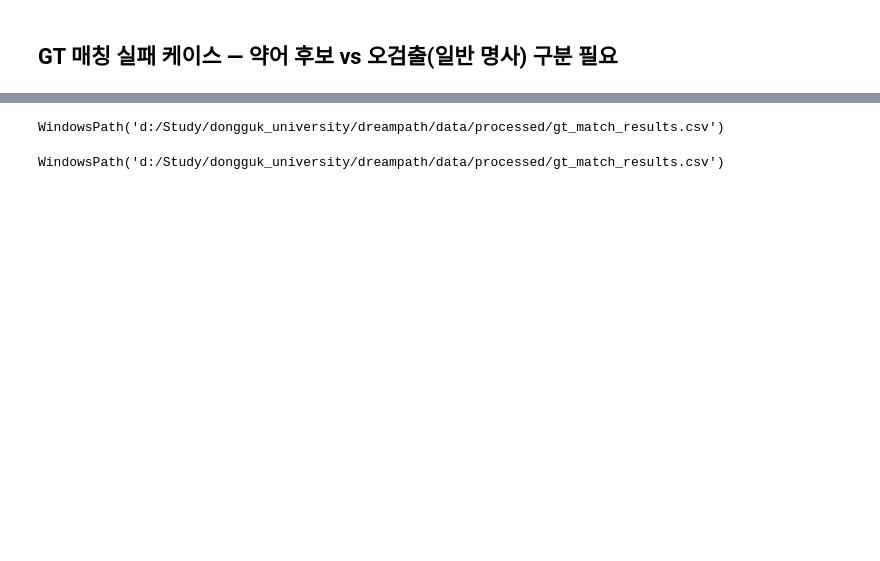
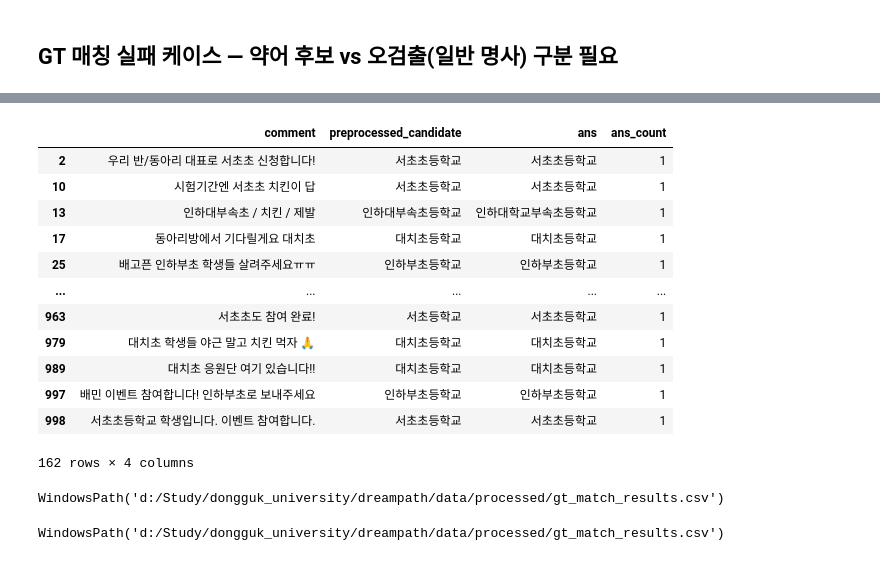
Before and after one commit to imadeit-gyuriPARK/Dongguk_dreampath, a Jupyter notebook: src/gt_match.ipynb, the cells around one changed output, grey strips where cells are left out. Drawn from its saved outputs; the diff is of its cells as text; code cells hidden in the pictures; blank space fills up the shorter version.

```diff
--- a/src/gt_match.ipynb
+++ b/src/gt_match.ipynb
@@ -105,0 +218,9 @@ Name: count, dtype: int64
+# %%
+# 0건(gt_match_count==0) 행들의 preprocessed_candidate를 공백 기준으로 펼쳐서 토큰별 빈도 확인
+# ("서초초등학교 건국대학교"면 서초초등학교 +1, 건국대학교 +1 각각 카운트)
+zero_df = df[df["gt_match_count"] == 0]
+zero_tokens = [tok for candidates in zero_df["preprocessed_candidate"] for tok in candidates.split()]
+
+zero_token_counts = pd.Series(zero_tokens).value_counts()
+print(f"0건 행 {len(zero_df)}개, 그 안의 고유 미매칭 토큰 {len(zero_token_counts)}개")
+zero_token_counts
@@ -106,3 +246,41 @@ Name: count, dtype: int64
+# %%
+# 알려진 표기 오류 보정 (실제 학교명인데 접미사 확장이 살짝 어긋난 경우)
+TOKEN_FIXES = {
+    "서초등학교": "서초초등학교",
+    "인하대부속초등학교": "인하대학교부속초등학교",
+}
+
+# 접미사만 남아서 특정 학교로 볼 수 없는 순수 오검출 토큰 (이런 것만 버림)
+JUNK_TOKENS = {"학교", "고등학교", "중학교", "최고등학교"}
+
+# 0건(gt_match_count==0) 행들: 토큰 보정 후 JUNK_TOKENS만 빼고 나머지는 GT 매칭 여부와 상관없이
+# 학교명으로 인정해서 ans/ans_count에 채택
+fixed_ans = []
+for candidates in zero_df["preprocessed_candidate"]:
+    kept = [TOKEN_FIXES.get(tok, tok) for tok in candidates.split()]
+    kept = [tok for tok in kept if tok not in JUNK_TOKENS]
+    fixed_ans.append(" ".join(kept))
+
+df.loc[zero_df.index, "ans"] = fixed_ans
+df.loc[zero_df.index, "ans_count"] = df.loc[zero_df.index, "ans"].apply(
+    lambda s: len(s.split()) if s else 0
+)
+
+df.loc[zero_df.index, ["comment", "preprocessed_candidate", "ans", "ans_count"]]
+# %% [output]
+|  | comment | preprocessed_candidate | ans | ans_count |
+| 2 | 우리 반/동아리 대표로 서초초 신청합니다! | 서초초등학교 | 서초초등학교 | 1 |
+| 10 | 시험기간엔 서초초 치킨이 답 | 서초초등학교 | 서초초등학교 | 1 |
+| 13 | 인하대부속초 / 치킨 / 제발 | 인하대부속초등학교 | 인하대학교부속초등학교 | 1 |
+| 17 | 동아리방에서 기다릴게요 대치초 | 대치초등학교 | 대치초등학교 | 1 |
+| 25 | 배고픈 인하부초 학생들 살려주세요ㅠㅠ | 인하부초등학교 | 인하부초등학교 | 1 |
+| ... | ... | ... | ... | ... |
+| 963 | 서초초도 참여 완료! | 서초등학교 | 서초초등학교 | 1 |
+| 979 | 대치초 학생들 야근 말고 치킨 먹자 🙏 | 대치초등학교 | 대치초등학교 | 1 |
+| 989 | 대치초 응원단 여기 있습니다!! | 대치초등학교 | 대치초등학교 | 1 |
+| 997 | 배민 이벤트 참여합니다! 인하부초로 보내주세요 | 인하부초등학교 | 인하부초등학교 | 1 |
+| 998 | 서초초등학교 학생입니다. 이벤트 참여합니다. | 서초초등학교 | 서초초등학교 | 1 |
+162 rows × 4 columns
 # %%
 out_path = REPO_ROOT / "data" / "processed" / "gt_match_results.csv"
 df[
```
Also changed, not shown: parts of 8 cells of this notebook, 12 other files.
